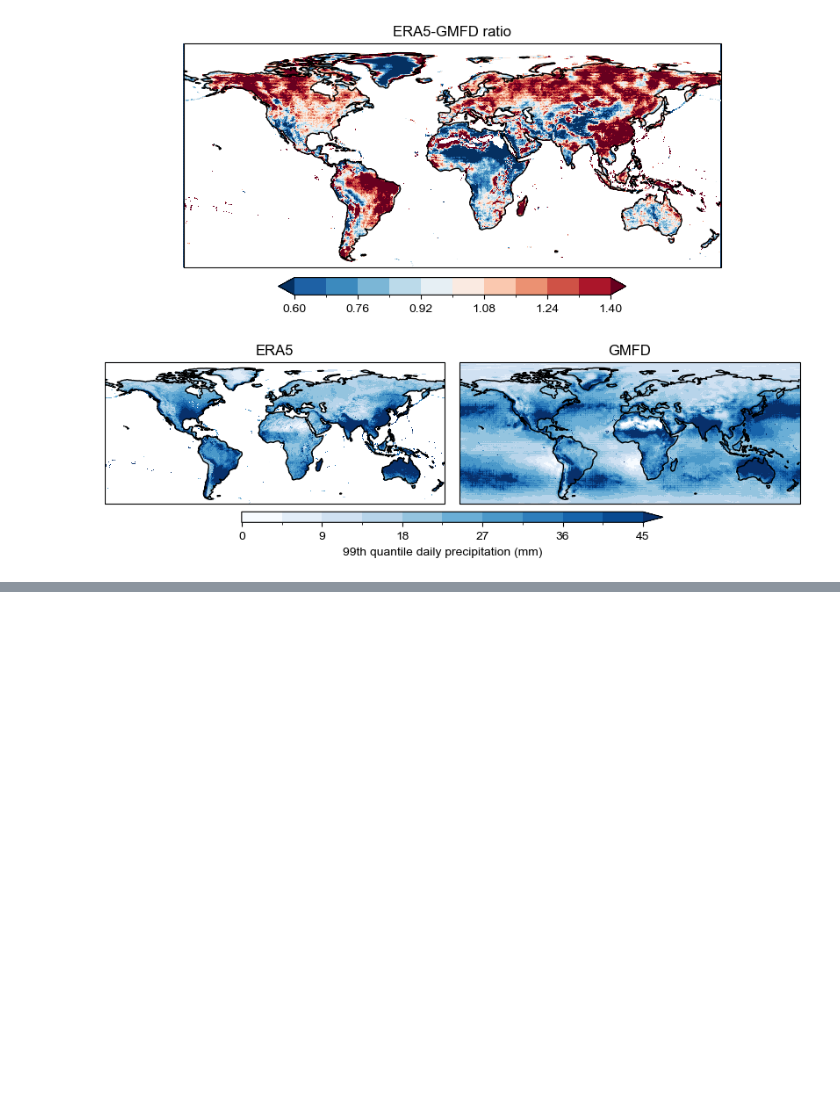
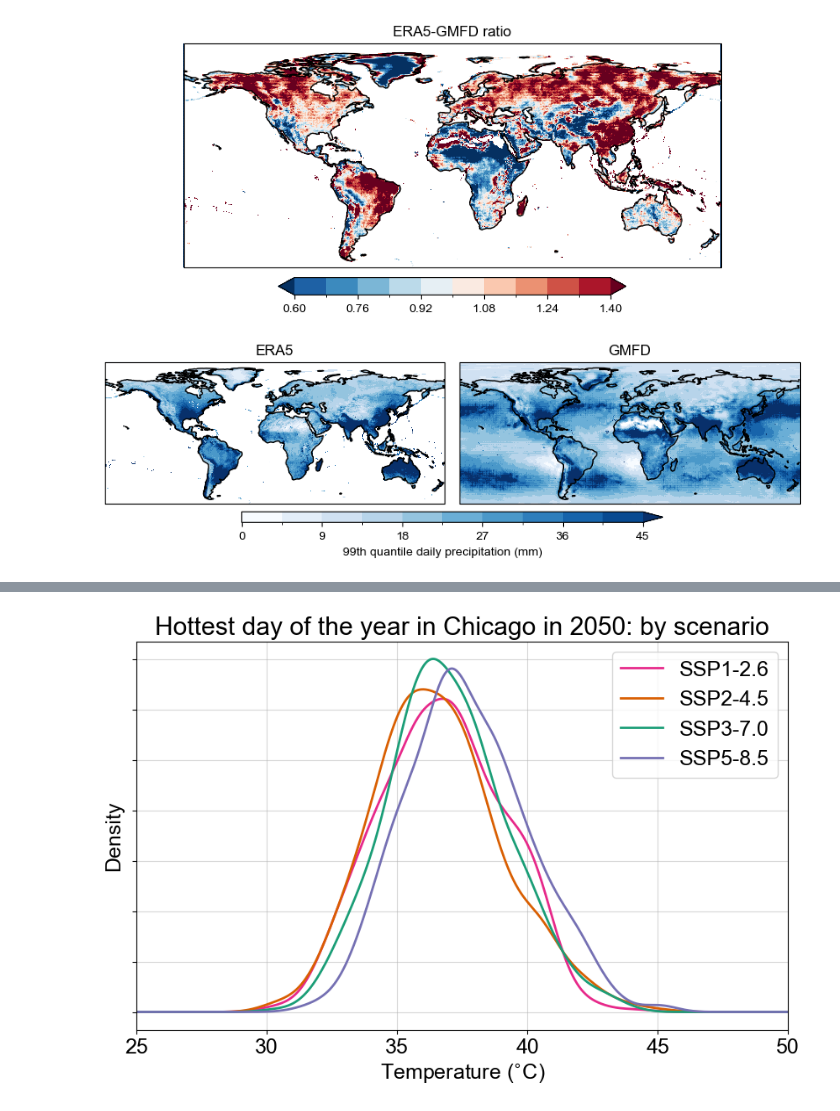
Before and after one commit to david0811/lafferty-sriver_2023_npjCliAtm, a Jupyter notebook: code/06b_supplementary_plots.ipynb, the cells around one changed output, grey strips where cells are left out. Cells and saved outputs as stored; diff of their text form; code cells hidden in the pictures; blank space fills up the shorter version.

```diff
--- a/code/06b_supplementary_plots.ipynb
+++ b/code/06b_supplementary_plots.ipynb
@@ -1,5 +1,7 @@
 # %%
 import numpy as np
+from functools import reduce
+import pandas as pd
 import xarray as xr
 import dask
 import os
@@ -7,7 +9,7 @@ import os
 import matplotlib.pyplot as plt
 plt.rcParams['font.family'] = 'sans-serif'
 plt.rcParams['font.sans-serif'] = 'Arial'
-plt.rcParams['font.size'] = 10
+plt.rcParams['font.size'] = 18
 plt.rcParams['pdf.fonttype'] = 42
 
 import cartopy.crs as ccrs
@@ -382,0 +399,12 @@ plt.show()
+# %%
+###############################
+# Set paths
+# UPDATE THIS FOR REPRODUCTION
+###############################
+nex_in = '/gpfs/group/kaf26/default/dcl5300/lafferty-sriver_inprep_tbh_DATA/metrics/nex-gddp/'
+cil_in = '/gpfs/group/kaf26/default/dcl5300/lafferty-sriver_inprep_tbh_DATA/metrics/cil-gdpcir/'
+isi_in = '/gpfs/group/kaf26/default/dcl5300/lafferty-sriver_inprep_tbh_DATA/metrics/isimip3b/regridded/conservative/'
+cbp_in = '/gpfs/group/kaf26/default/dcl5300/lafferty-sriver_inprep_tbh_DATA/metrics/carbonplan/'
+
+out_path = '/gpfs/group/kaf26/default/dcl5300/lafferty-sriver_inprep_tbh_DATA/results/'
+poly_path = '/gpfs/group/kaf26/default/dcl5300/lafferty-sriver_inprep_tbh_DATA/forced_response_polynomial/'
@@ -382,0 +442,3 @@ plt.show()
+# %%
+# Chicago, IL
+lat, lon = 41.882, -87.628
@@ -382,0 +490,20 @@ plt.show()
+# %%
+# SSP plot
+ssp_color_dict = {'ssp126':'#e7298a', 'ssp245':'#d95f02', 'ssp370':'#1b9e77', 'ssp585':'#7570b3'}
+
+fig, ax = plt.subplots(figsize=(10,6))
+
+df_mid.query('ssp == "ssp126"')['tasmax'].plot.kde(ax=ax, color=ssp_color_dict['ssp126'], label='SSP1-2.6', lw=2)
+df_mid.query('ssp == "ssp245"')['tasmax'].plot.kde(ax=ax, color=ssp_color_dict['ssp245'], label='SSP2-4.5', lw=2)
+df_mid.query('ssp == "ssp370"')['tasmax'].plot.kde(ax=ax, color=ssp_color_dict['ssp370'], label='SSP3-7.0', lw=2)
+df_mid.query('ssp == "ssp585"')['tasmax'].plot.kde(ax=ax, color=ssp_color_dict['ssp585'], label='SSP5-8.5', lw=2)
+
+ax.set_title('Hottest day of the year in Chicago in 2050: by scenario')
+ax.set_xlabel('Temperature ($\!^\circ\!$C)')
+ax.set_yticklabels([])
+ax.grid(alpha=0.5)
+ax.set_xlim([25,50])
+plt.legend()
+plt.savefig('../figs/supplementary/timeseries/Chicago_max_tasmax_ssp.png', dpi=600)
+# %% [output]
+[figure, added]
```
Also changed, not shown: parts of 8 cells of this notebook, 1 other file.
